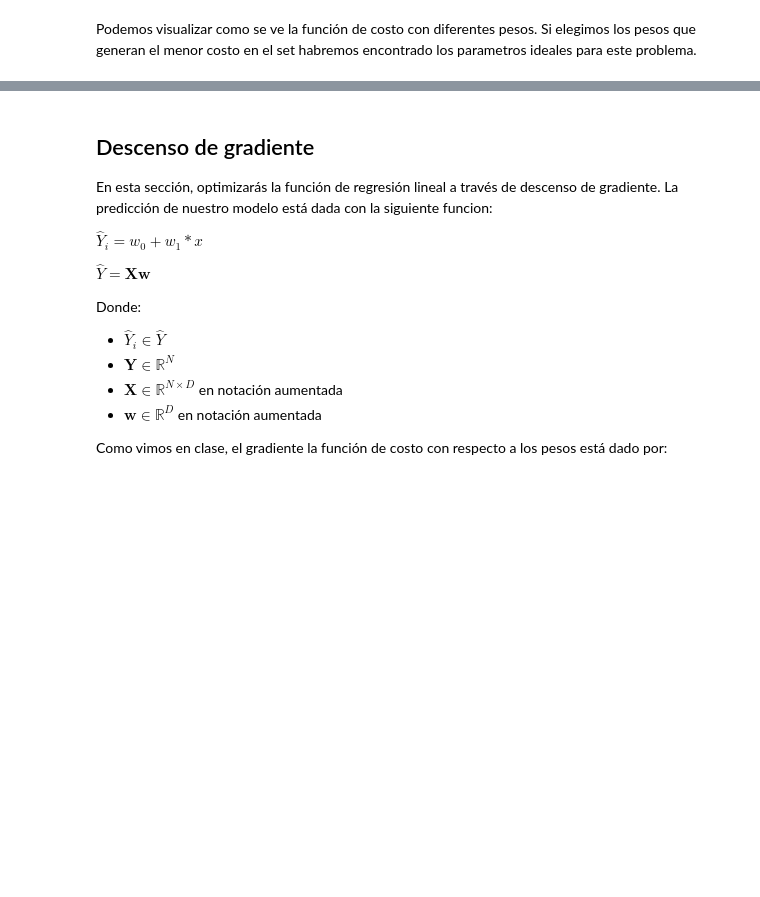
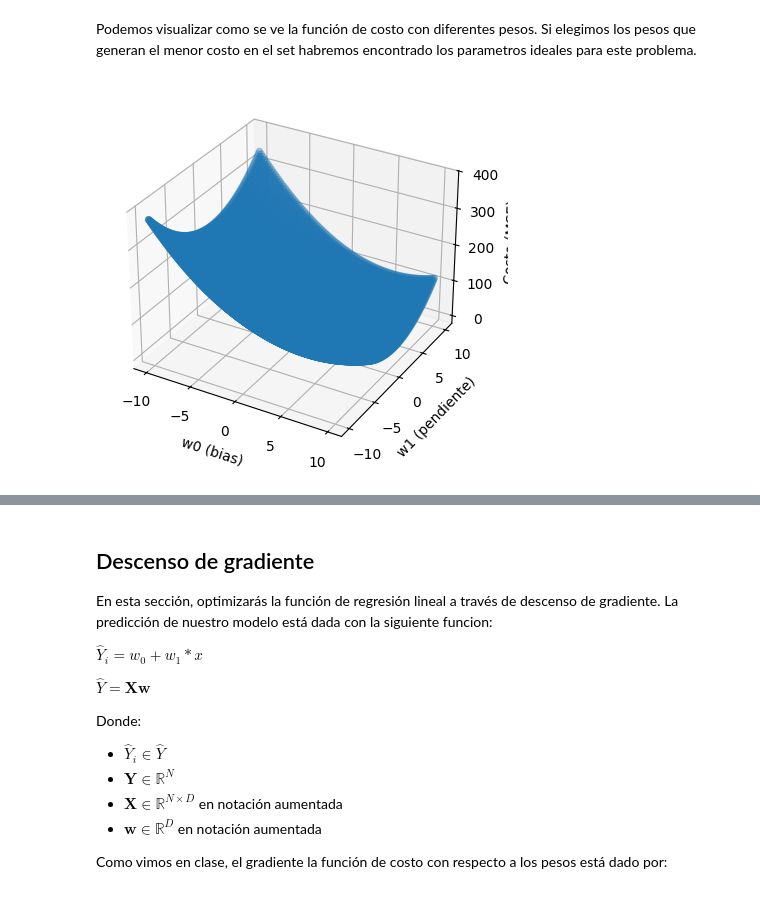
Before and after one commit to marflowersmar/ML25_MD_2025, a Jupyter notebook: src/ml25/E03_linear_reg/gradient_descent.ipynb, the cells around one changed output, grey strips where cells are left out. Drawn from its saved outputs; the diff is of its cells as text; code cells hidden in the pictures; blank space fills up the shorter version.

```diff
--- a/src/ml25/E03_linear_reg/gradient_descent.ipynb
+++ b/src/ml25/E03_linear_reg/gradient_descent.ipynb
@@ -71,33 +71,35 @@ Si elegimos los pesos que generan el menor costo en el set habremos encontrado l
 # %%
 # Probaremos con 100x100 combinaciones de distintos parametros
 w0 = np.linspace(-10, 10, 100)
 w1 = np.linspace(-10, 10, 100)
 w0w0, w1w1 = np.meshgrid(w0, w1)
 w0_flat = w0w0.ravel()
 w1_flat = w1w1.ravel()
 W = np.stack([w0_flat, w1_flat], axis=0)
 
 
 # Calculamos la función de costo
 # TODO: calcula el costo de las predicciones (y_pred) contra etiquetas (y_train)
 # usando las 100x100 combindaciones de parametros (W)
 # ====== Start of solution =====
-y_pred = ...
-calc_cost = ...
+y_pred = x_train @ W
+calc_cost = np.mean((y_pred - y_train)**2, axis=0)
 # ====== End of solution =====
 
 # Graficamos los parametros w con su respectivo costo en el eje de las x
 fig = plt.figure()
 ax = fig.add_subplot(projection='3d')
 ax.scatter(w0_flat, w1_flat, calc_cost)
 
 # TODO: Escribe a qué valor corresponde cada eje
 # ====== Start of solution =====
-ax.set_xlabel(...)
-ax.set_ylabel(...)
-ax.set_zlabel(...)
+ax.set_xlabel("w0 (bias)")
+ax.set_ylabel("w1 (pendiente)")
+ax.set_zlabel("Costo (MSE)")
 # ====== End of solution =====
 plt.show()
+# %% [output]
+[figure, added]
 # %%
 # Podemos encontrar la combinación de pesos que minimizan el costo
 # Y de esta manera encontrar los pesos ideales
```
Also changed, not shown: parts of 3 cells of this notebook.
